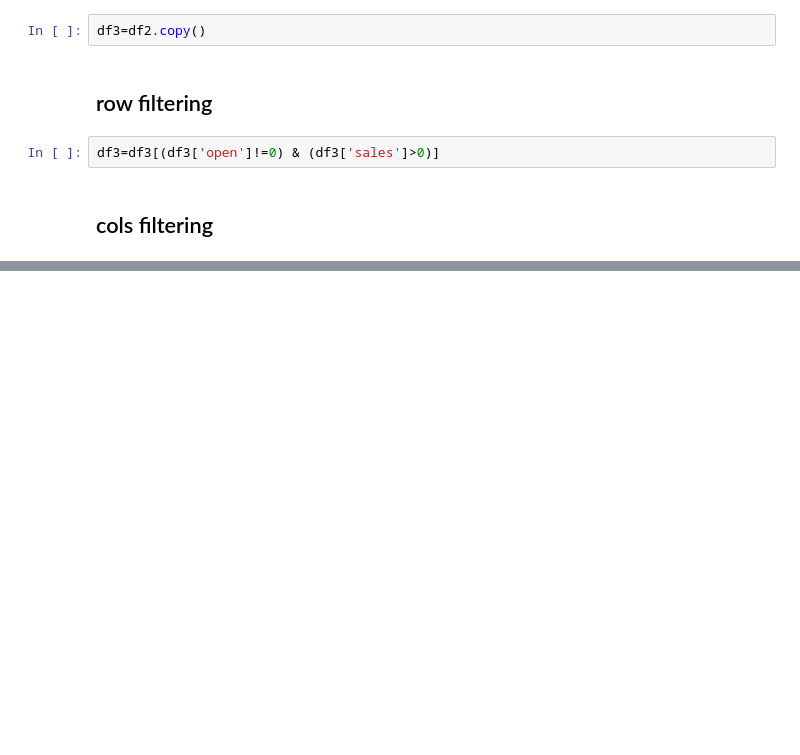
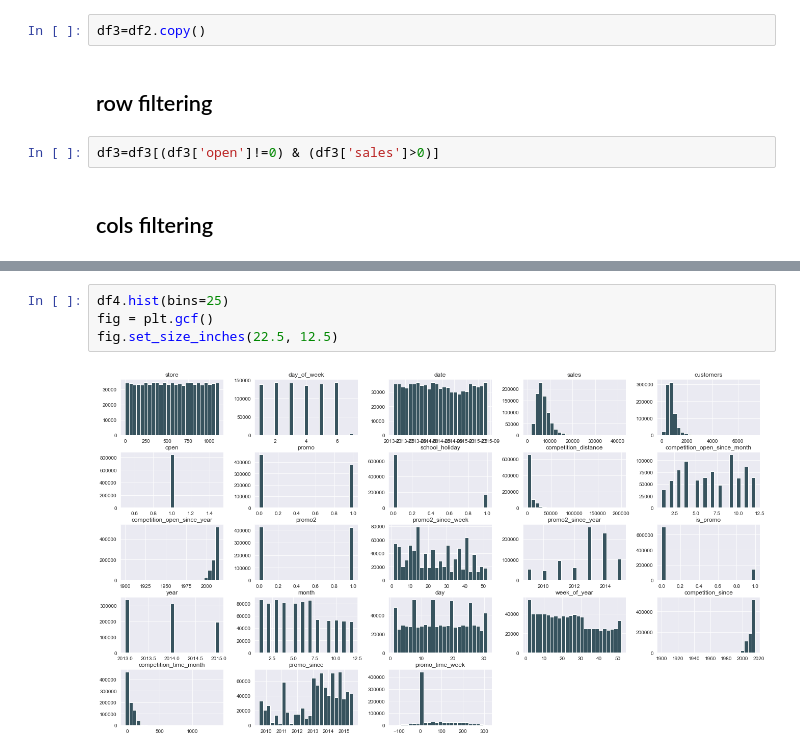
Before and after one commit to ViniciusKos/forecast_sales, a Jupyter notebook: forecast_sales.ipynb, the cells around one changed output, grey strips where cells are left out. Drawn from its saved outputs; the diff is of its cells as text; blank space fills up the shorter version.

```diff
--- a/forecast_sales.ipynb
+++ b/forecast_sales.ipynb
@@ -636,0 +418,6 @@ df2.tail()
+# %%
+df4.hist(bins=25)
+fig = plt.gcf()
+fig.set_size_inches(22.5, 12.5)
+# %% [output]
+[figure, added]
```
Also changed, not shown: parts of 56 cells of this notebook.
